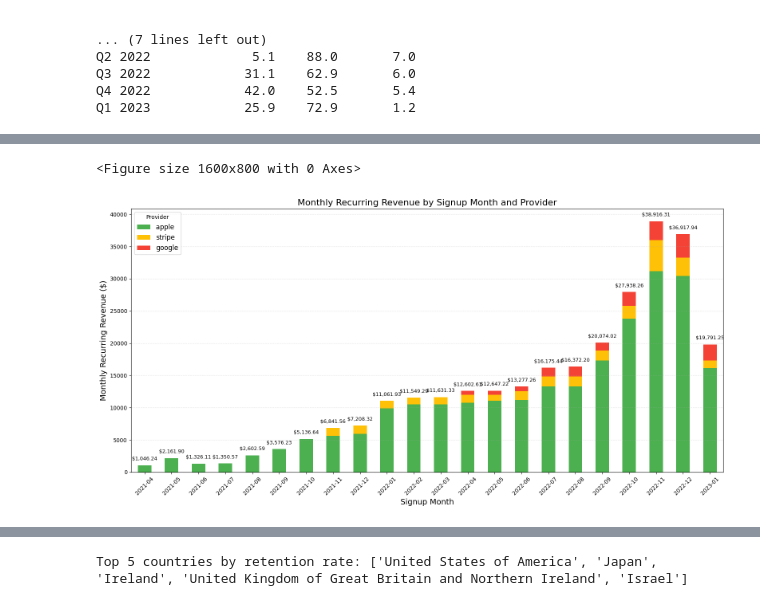
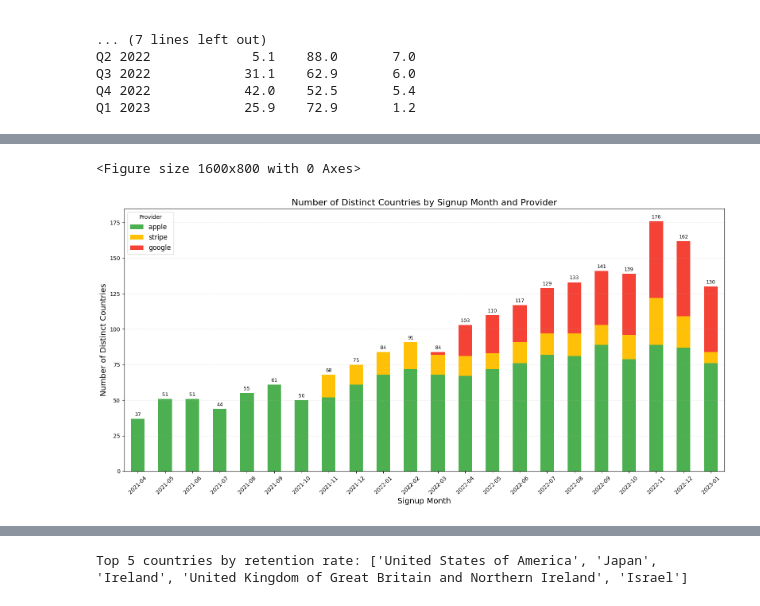
Before and after one commit to ConorJamesLeahy/retention_analysis_CJL, a Jupyter notebook: 4_Visualizations_Tables.ipynb, the cells around one changed output, grey strips where cells are left out. Drawn from its saved outputs; the diff is of its cells as text; code cells hidden in the pictures.

```diff
--- a/4_Visualizations_Tables.ipynb
+++ b/4_Visualizations_Tables.ipynb
@@ -788,13 +861,14 @@ for i, tier in enumerate(tiers):
                 f'{int(height):,}',
                 ha='center',
                 va='bottom',
-                fontsize=9
+                fontsize=14
             )
 
-plt.title('Active Customer Count by Quarterly Signup Cohort and Current MRR Tier', fontsize=16)
-plt.xlabel('Signup Quarter', fontsize=14)
-plt.ylabel('Number of Active Customers', fontsize=14)
-plt.xticks(x, all_quarters, rotation=45)
+plt.title('Active Customer Count by Quarterly Signup Cohort and Current MRR Tier', fontsize=24)
+plt.xlabel('Signup Quarter', fontsize=20)
+plt.ylabel('Number of Active Customers', fontsize=20)
+plt.xticks(x, all_quarters, rotation=45, fontsize=12)
+plt.yticks(fontsize=12)
 plt.legend(title='Current MRR Tier')
 plt.grid(axis='y', linestyle='--', alpha=0.7)
 plt.tight_layout()
@@ -855,56 +992,89 @@ import matplotlib.pyplot as plt
 import numpy as np
 
 # Filter for converted accounts
-df_analysis = grouped_df[grouped_df['converted'] == 1].copy()
+df_analysis = grouped_df[(grouped_df['converted'] == 1) & (grouped_df['is_canceled'] == 0)].copy()
 
 # Extract the month part from signup_cohort
 df_analysis['signup_month'] = df_analysis['signup_cohort']
 
 # Create a list of all months in chronological order
 all_months = sorted(df_analysis['signup_month'].unique())
 
-# Create empty DataFrame to store provider data by month
-provider_mrr_by_month = pd.DataFrame(index=all_months)
+# Create empty DataFrame to store provider country data by month
+provider_countries_by_month = pd.DataFrame(index=all_months)
 
-# Calculate MRR by signup month for each provider
+# Calculate distinct countries by signup month for each provider
 for provider in df_analysis['provider'].unique():
     provider_data = df_analysis[df_analysis['provider'] == provider]
 
-    # Calculate total MRR by signup month for this provider
-    provider_mrr = provider_data.groupby('signup_month').apply(
-        lambda x: (x['avg_current_mrr'] * x['customer_count']).sum()
+    # Count unique countries by signup month for this provider
+    provider_countries = provider_data.groupby('signup_month').apply(
+        lambda x: x['personal_person_geo_country'].nunique()
     )
-    provider_mrr_by_month[provider] = provider_mrr
+    provider_countries_by_month[provider] = provider_countries
 
 # Fill NaN values with 0
-provider_mrr_by_month = provider_mrr_by_month.fillna(0)
+provider_countries_by_month = provider_countries_by_month.fillna(0)
 
-# Create a stacked bar chart for provider MRR by month
+# Create a stacked bar chart for provider countries by month
 plt.figure(figsize=(16, 8))
-ax = provider_mrr_by_month.plot(
+ax = provider_countries_by_month.plot(
     kind='bar', stacked=True, figsize=(16, 8),
-    color=['#4CAF50', '#FFC107', '#F44336'])  # Colors for each provider
+    color=['#4CAF50', '#FFC107', '#F44336']  # Colors for each provider
+)
 
 # Add total line
-provider_mrr_by_month['Total'] = provider_mrr_by_month.sum(axis=1)
-# plt.plot(range(len(provider_mrr_by_month)), provider_mrr_by_month['Total'],
-#          marker='o', color='black', linewidth=2, label='Total MRR')
+provider_countries_by_month['Total'] = provider_countries_by_month.sum(axis=1)
 
-plt.title('Monthly Recurring Revenue by Signup Month and Provider', fontsize=16)
+plt.title('Number of Distinct Countries by Signup Month and Provider', fontsize=16)
 plt.xlabel('Signup Month', fontsize=14)
-plt.ylabel('Monthly Recurring Revenue ($)', fontsize=14)
+plt.ylabel('Number of Distinct Countries', fontsize=14)
 plt.legend(title='Provider', fontsize=12)
 plt.xticks(rotation=45)
 plt.grid(axis='y', linestyle='--', alpha=0.3)
 
 # Add total value labels
-for i, mrr in enumerate(provider_mrr_by_month['Total']):
-    if mrr > 0:
-        plt.text(i, mrr + provider_mrr_by_month['Total'].max()*0.02,
-                f'${mrr:,.2f}', ha='center', fontsize=9)
+for i, count in enumerate(provider_countries_by_month['Total']):
+    if count > 0:
+        plt.text(i, count + 2, f'{int(count)}', ha='center', fontsize=9)
 
 plt.tight_layout()
 plt.show()
+
+# Create a table showing which countries are unique to each provider
+# Get all countries by provider
+countries_by_provider = {}
+for provider in df_analysis['provider'].unique():
+    countries_by_provider[provider] = set(df_analysis[df_analysis['provider'] == provider]['personal_person_geo_country'].unique())
+
+# Find unique countries for each provider
+unique_countries = {}
+for provider, countries in countries_by_provider.items():
+    other_providers_countries = set()
+    for other_provider, other_countries in countries_by_provider.items():
+        if other_provider != provider:
+            other_providers_countries.update(other_countries)
+
+    # Countries unique to this provider
+    unique_countries[provider] = countries - other_providers_countries
+
+# Create a DataFrame for the unique countries
+unique_countries_df = pd.DataFrame({
+    'Provider': [],
+    'Unique Countries': [],
+    'Count': []
+})
+
+for provider, countries in unique_countries.items():
+    if len(countries) > 0:
+        unique_countries_df = pd.concat([unique_countries_df, pd.DataFrame({
+            'Provider': [provider],
+            'Unique Countries': [', '.join(sorted(countries))],
+            'Count': [len(countries)]
+        })])
+
+print("\nCountries Unique to Each Provider:")
+print(unique_countries_df.sort_values('Count', ascending=False))
 # %% [output]
 <Figure size 1600x800 with 0 Axes>
-[figure, old version]
+[figure, new version]
```
Also changed, not shown: parts of 14 cells of this notebook, 5 other files.
